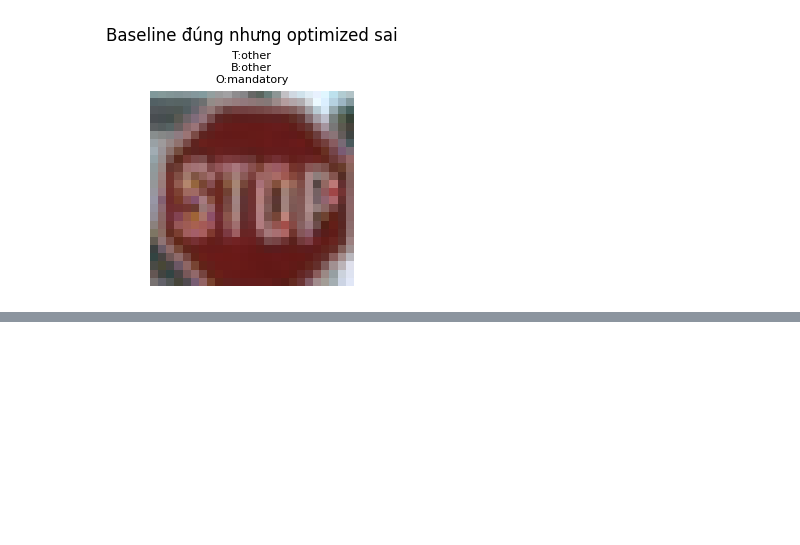
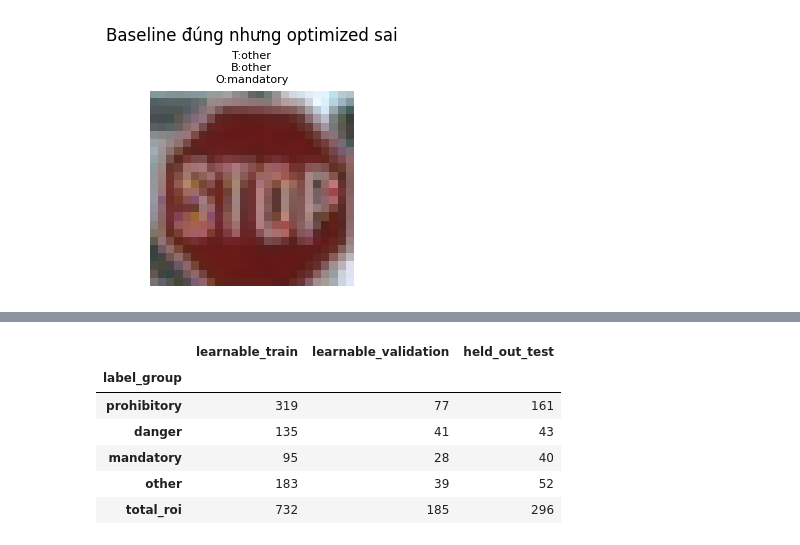
Before and after one commit to Khanggolder/BTL_XLA, a Jupyter notebook: traffic_sign_cv.ipynb, the cells around one changed output, grey strips where cells are left out. Saved outputs shown, nothing was run; the diff lists cells and outputs as text; code cells hidden in the pictures; blank space fills up the shorter version.

```diff
--- a/traffic_sign_cv.ipynb
+++ b/traffic_sign_cv.ipynb
@@ -1444,0 +1515,89 @@ Hướng cải thiện là thêm validation split hoặc cross-validation để
+# %%
+lhog_reference_config = {
+    "image_size": tuple(normalize_tuple(optimized_config["image_size"])),
+    "orientations": int(optimized_config["orientations"]),
+    "pixels_per_cell": tuple(normalize_tuple(optimized_config["pixels_per_cell"])),
+    "cells_per_block": tuple(normalize_tuple(optimized_config["cells_per_block"])),
+    "block_norm": str(optimized_config["block_norm"]),
+    "preprocessing": str(optimized_config["preprocessing"]),
+}
+
+lhog_source_df = df[df["filename"].isin(train_files)].copy(deep=True).reset_index(drop=True)
+lhog_train_files, lhog_val_files = make_filename_split(
+    lhog_source_df,
+    test_size=0.20,
+    random_state=int(RANDOM_STATE) + 1,
+)
+lhog_test_files = set(test_files)
+
+assert set(lhog_train_files).isdisjoint(lhog_val_files)
+assert set(lhog_train_files).isdisjoint(lhog_test_files)
+assert set(lhog_val_files).isdisjoint(lhog_test_files)
+
+lhog_expected_groups = set(GROUP_ORDER)
+lhog_split_file_sets = {
+    "learnable_train": set(lhog_train_files),
+    "learnable_validation": set(lhog_val_files),
+    "held_out_test": set(lhog_test_files),
+}
+for lhog_split_name, lhog_file_set in lhog_split_file_sets.items():
+    lhog_split_groups = set(df[df["filename"].isin(lhog_file_set)]["label_group"].unique())
+    if lhog_split_groups != lhog_expected_groups:
+        raise ValueError(f"Split {lhog_split_name} không có đủ nhóm nhãn: {sorted(lhog_split_groups)}")
+
+
+class LHOGTrafficSignDataset(Dataset):
+    def __init__(self, lhog_dataframe, lhog_filenames, lhog_config, lhog_label_to_index_map, lhog_return_filename=False):
+        self.lhog_filenames = set(lhog_filenames)
+        self.lhog_df = lhog_dataframe[lhog_dataframe["filename"].isin(self.lhog_filenames)].copy(deep=True).reset_index(drop=True)
+        self.lhog_config = copy.deepcopy(lhog_config)
+        self.lhog_image_size = tuple(normalize_tuple(self.lhog_config["image_size"]))
+        self.lhog_preprocessing = str(self.lhog_config["preprocessing"])
+        self.lhog_label_to_index_map = dict(lhog_label_to_index_map)
+        self.lhog_return_filename = bool(lhog_return_filename)
+        if self.lhog_df.empty:
+            raise ValueError("LHOGTrafficSignDataset nhận split rỗng.")
+
+    def __len__(self):
+        return len(self.lhog_df)
+
+    def __getitem__(self, lhog_idx):
+        lhog_row = self.lhog_df.iloc[int(lhog_idx)]
+        lhog_filename = lhog_row["filename"]
+        lhog_image = read_image(DATA_ROOT / lhog_filename)
+        lhog_box = (lhog_row["xmin"], lhog_row["ymin"], lhog_row["xmax"], lhog_row["ymax"])
+        lhog_crop = crop_box(lhog_image, lhog_box)
+        if lhog_crop.size == 0:
+            raise ValueError(f"ROI rỗng trong Learnable HOG: filename={lhog_filename}, box={lhog_box}")
+        lhog_gray = preprocess_for_hog(lhog_crop, image_size=self.lhog_image_size, preprocessing=self.lhog_preprocessing)
+        lhog_tensor = torch.as_tensor(lhog_gray, dtype=torch.float32).unsqueeze(0) / 255.0
+        lhog_target = torch.tensor(self.lhog_label_to_index_map[lhog_row["label_group"]], dtype=torch.long)
+        if self.lhog_return_filename:
+            return lhog_tensor, lhog_target, lhog_filename
+        return lhog_tensor, lhog_target
+
+
+lhog_train_dataset = LHOGTrafficSignDataset(lhog_source_df, lhog_train_files, lhog_reference_config, lhog_label_to_index)
+lhog_val_dataset = LHOGTrafficSignDataset(lhog_source_df, lhog_val_files, lhog_reference_config, lhog_label_to_index)
+lhog_test_dataset = LHOGTrafficSignDataset(df.copy(deep=True), lhog_test_files, lhog_reference_config, lhog_label_to_index, lhog_return_filename=True)
+
+lhog_batch_size = 32
+lhog_pin_memory = bool(torch.cuda.is_available())
+lhog_train_loader = DataLoader(lhog_train_dataset, batch_size=lhog_batch_size, shuffle=True, num_workers=0, pin_memory=lhog_pin_memory)
+lhog_val_loader = DataLoader(lhog_val_dataset, batch_size=lhog_batch_size, shuffle=False, num_workers=0, pin_memory=lhog_pin_memory)
+lhog_test_loader = DataLoader(lhog_test_dataset, batch_size=lhog_batch_size, shuffle=False, num_workers=0, pin_memory=lhog_pin_memory)
+
+lhog_split_counts = pd.DataFrame({
+    lhog_split_name: df[df["filename"].isin(lhog_file_set)]["label_group"].value_counts().reindex(GROUP_ORDER, fill_value=0)
+    for lhog_split_name, lhog_file_set in lhog_split_file_sets.items()
+})
+lhog_split_counts.loc["total_roi"] = lhog_split_counts.sum(axis=0)
+display(lhog_split_counts)
+# %% [output]
+|  | learnable_train | learnable_validation | held_out_test |
+| label_group |  |  |  |
+| prohibitory | 319 | 77 | 161 |
+| danger | 135 | 41 | 43 |
+| mandatory | 95 | 28 | 40 |
+| other | 183 | 39 | 52 |
+| total_roi | 732 | 185 | 296 |
```
Also changed, not shown: parts of 19 cells of this notebook, 1 other file.
